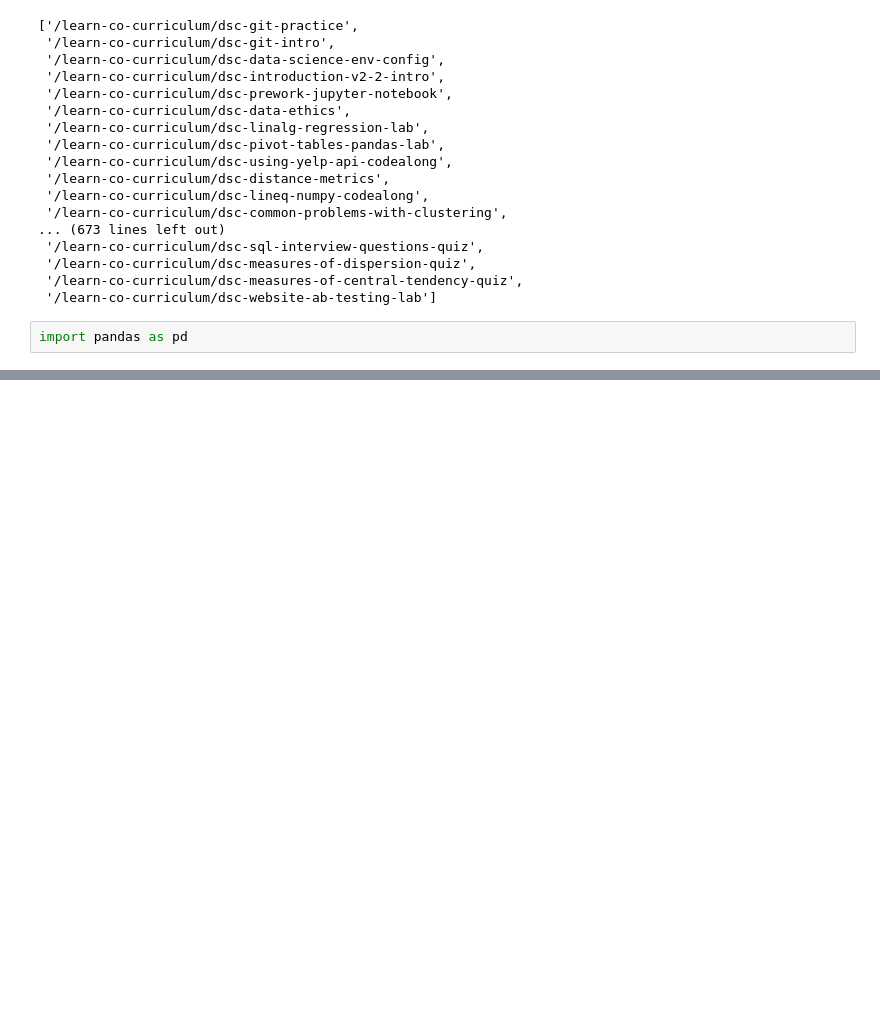
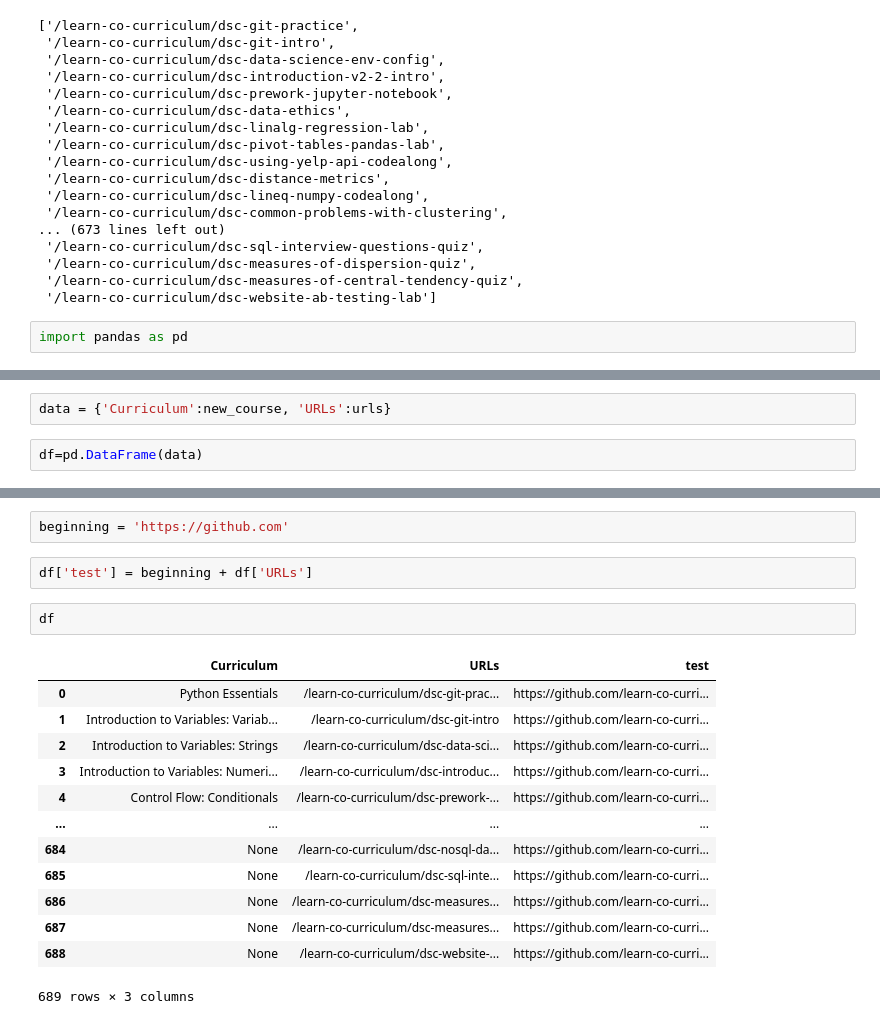
Before and after one commit to drummondjason/scraping_tests, a Jupyter notebook: GitHub-scraping.ipynb, the cells around one changed output, grey strips where cells are left out. Saved outputs shown, nothing was run; the diff lists cells and outputs as text; blank space fills up the shorter version.

Commit message:
build curriculum df

```diff
--- a/GitHub-scraping.ipynb
+++ b/GitHub-scraping.ipynb
@@ -121,0 +185,4 @@ import pandas as pd
+# %%
+data = {'Curriculum':new_course, 'URLs':urls}
+# %%
+df=pd.DataFrame(data)
@@ -121,0 +205,20 @@ import pandas as pd
+# %%
+beginning = 'https://github.com'
+# %%
+df['test'] = beginning + df['URLs']
+# %%
+df
+# %% [output]
+|  | Curriculum | URLs | test |
+| 0 | Python Essentials | /learn-co-curriculum/dsc-git-prac... | https://github.com/learn-co-curri... |
+| 1 | Introduction to Variables: Variab... | /learn-co-curriculum/dsc-git-intro | https://github.com/learn-co-curri... |
+| 2 | Introduction to Variables: Strings | /learn-co-curriculum/dsc-data-sci... | https://github.com/learn-co-curri... |
+| 3 | Introduction to Variables: Numeri... | /learn-co-curriculum/dsc-introduc... | https://github.com/learn-co-curri... |
+| 4 | Control Flow: Conditionals | /learn-co-curriculum/dsc-prework-... | https://github.com/learn-co-curri... |
+| ... | ... | ... | ... |
+| 684 | None | /learn-co-curriculum/dsc-nosql-da... | https://github.com/learn-co-curri... |
+| 685 | None | /learn-co-curriculum/dsc-sql-inte... | https://github.com/learn-co-curri... |
+| 686 | None | /learn-co-curriculum/dsc-measures... | https://github.com/learn-co-curri... |
+| 687 | None | /learn-co-curriculum/dsc-measures... | https://github.com/learn-co-curri... |
+| 688 | None | /learn-co-curriculum/dsc-website-... | https://github.com/learn-co-curri... |
+689 rows × 3 columns
```
Also changed, not shown: parts of 12 cells of this notebook, 1 other file.
